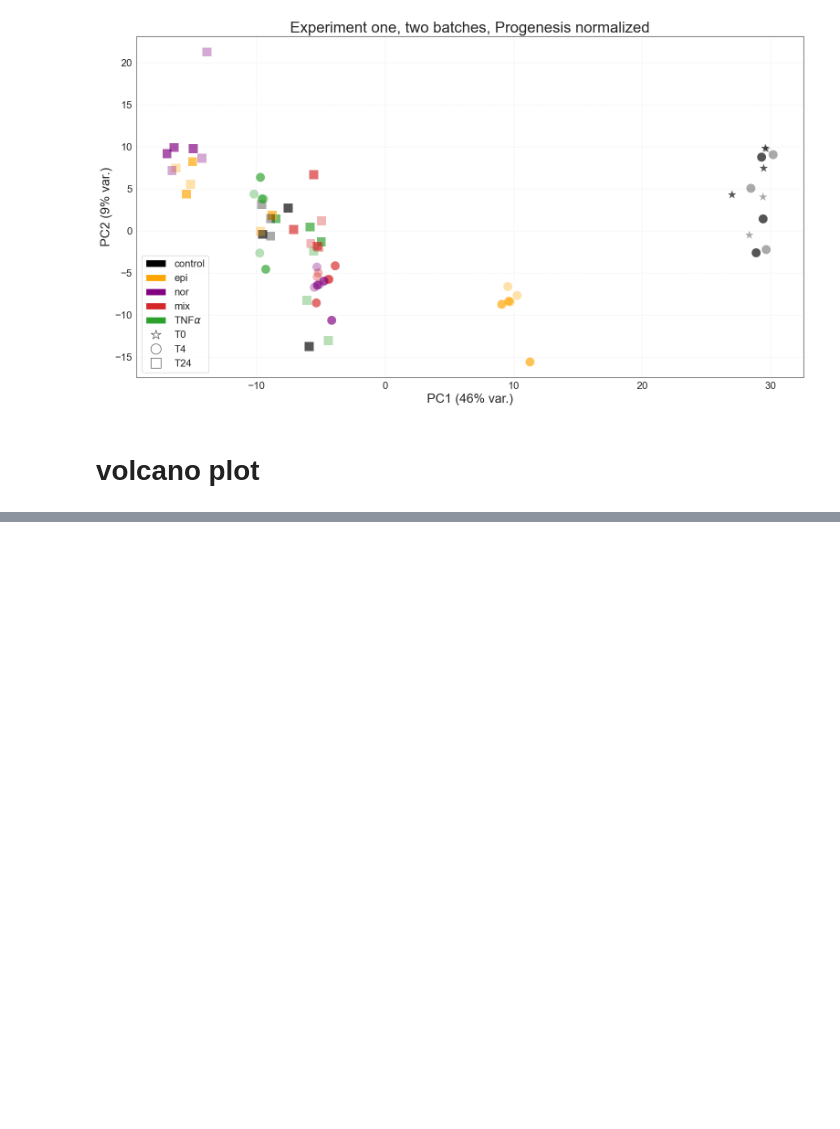
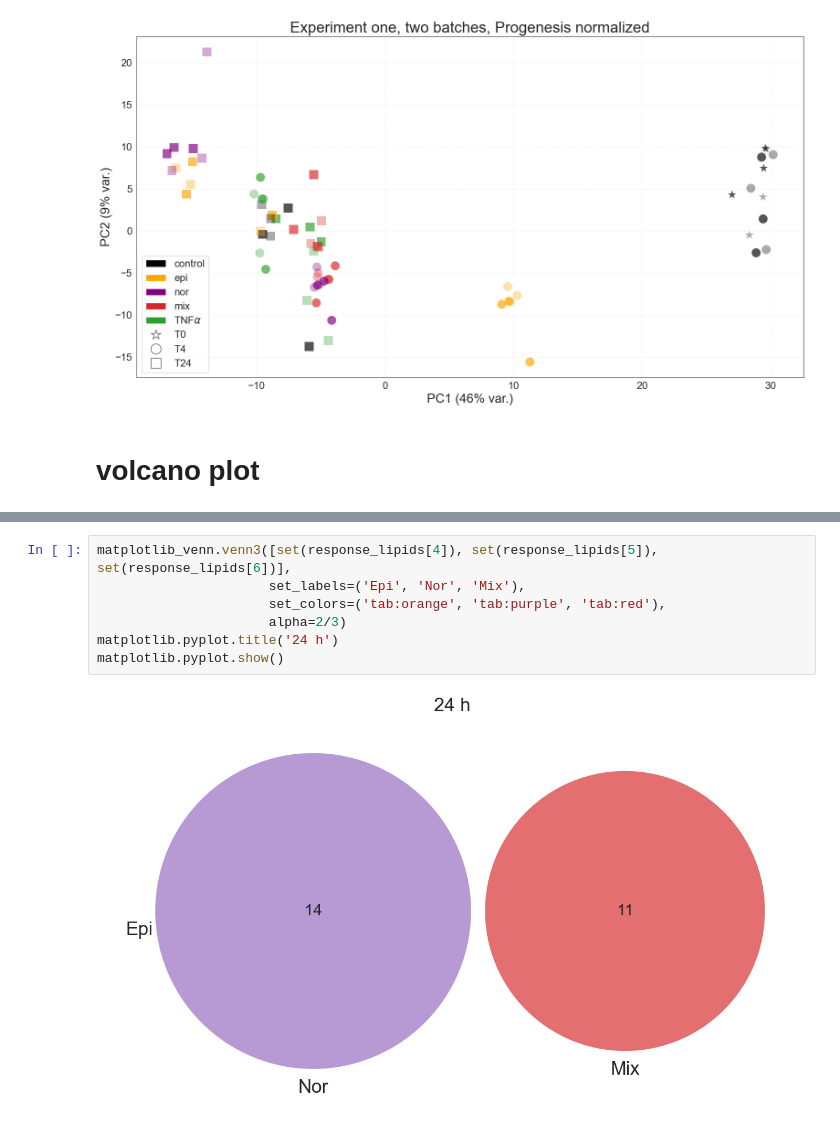
Before and after one commit to adelomana/vigur, a Jupyter notebook: lipidomics/EC072/progenesis/experiment_one_normalized.ipynb, the cells around one changed output, grey strips where cells are left out. Drawn from its saved outputs; the diff is of its cells as text; blank space fills up the shorter version.

```diff
--- a/lipidomics/EC072/progenesis/experiment_one_normalized.ipynb
+++ b/lipidomics/EC072/progenesis/experiment_one_normalized.ipynb
@@ -440,0 +433,9 @@ responding_names
+# %%
+matplotlib_venn.venn3([set(response_lipids[4]), set(response_lipids[5]), set(response_lipids[6])],
+                      set_labels=('Epi', 'Nor', 'Mix'),
+                      set_colors=('tab:orange', 'tab:purple', 'tab:red'),
+                      alpha=2/3)
+matplotlib.pyplot.title('24 h')
+matplotlib.pyplot.show()
+# %% [output]
+[figure, added]
```
Also changed, not shown: parts of 19 cells of this notebook, 1 other file.
